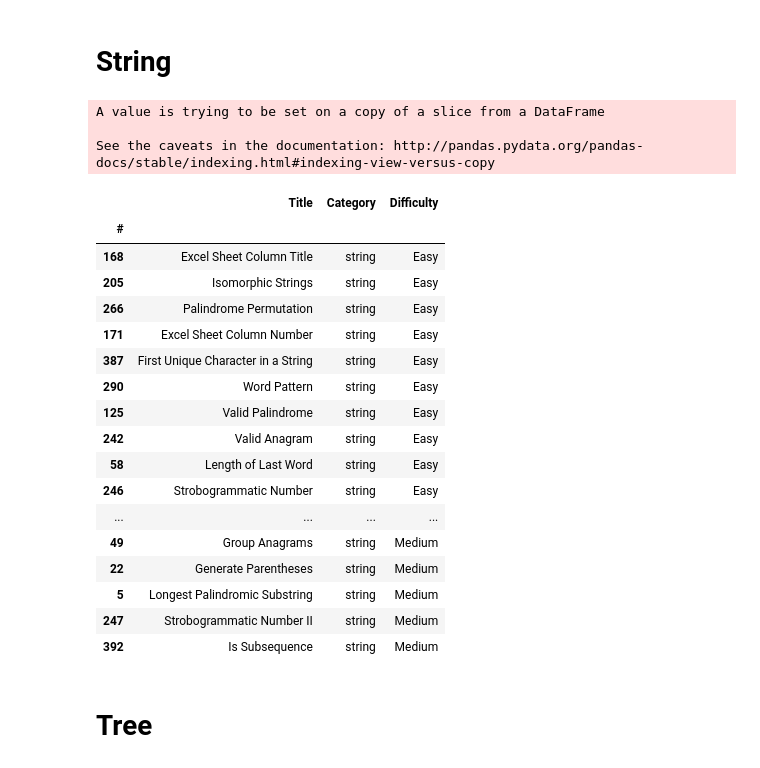
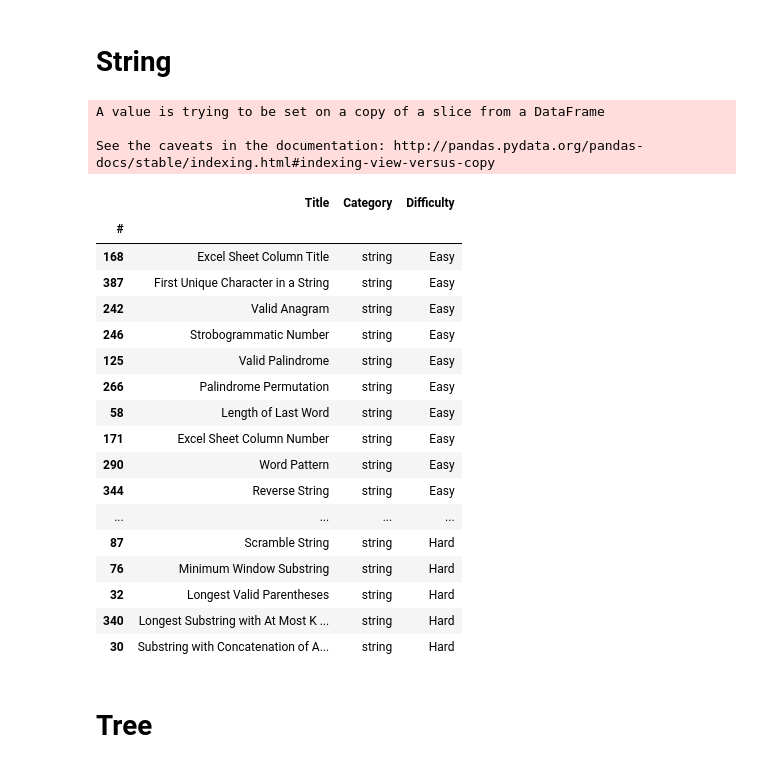
Before and after one commit to shanjiang1994/LeetCode_for_DataScience, a Jupyter notebook: LeetCode_for_Data_Science.ipynb, the cells around one changed output. Cells and saved outputs as stored; diff of their text form; code cells hidden in the pictures.

```diff
--- a/LeetCode_for_Data_Science.ipynb
+++ b/LeetCode_for_Data_Science.ipynb
@@ -266,6 +266,7 @@ leetcode_for_dic = retrun_dic_DataFrame(leetcode_for_DS)
 # Array
 # %%
 
-leetcode_for_dic['array'].sort_values(by = ['Difficulty'], inplace = True)
+leetcode_for_dic['array'].Difficulty = pd.Categorical(leetcode_for_dic['array'].Difficulty, categories=['Easy', 'Medium', 'Hard'])
+leetcode_for_dic['array'].sort_values(['Difficulty'], inplace = True)
 leetcode_for_dic['array']
 # %% [output]
@@ -293,31 +300,31 @@ See the caveats in the documentation: http://pandas.pydata.org/pandas-docs/stabl
 # %% [markdown]
 # String
 # %%
-
+leetcode_for_dic['string'].Difficulty = pd.Categorical(leetcode_for_dic['string'].Difficulty, categories=['Easy', 'Medium', 'Hard'])
 leetcode_for_dic['string'].sort_values(by = ['Difficulty'], inplace = True)
 leetcode_for_dic['string']
 # %% [output]
 A value is trying to be set on a copy of a slice from a DataFrame
 
 See the caveats in the documentation: http://pandas.pydata.org/pandas-docs/stable/indexing.html#indexing-view-versus-copy
 |  | Title | Category | Difficulty |
 | # |  |  |  |
 | 168 | Excel Sheet Column Title | string | Easy |
-| 205 | Isomorphic Strings | string | Easy |
+| 387 | First Unique Character in a String | string | Easy |
+| 242 | Valid Anagram | string | Easy |
+| 246 | Strobogrammatic Number | string | Easy |
+| 125 | Valid Palindrome | string | Easy |
 | 266 | Palindrome Permutation | string | Easy |
+| 58 | Length of Last Word | string | Easy |
 | 171 | Excel Sheet Column Number | string | Easy |
-| 387 | First Unique Character in a String | string | Easy |
 | 290 | Word Pattern | string | Easy |
-| 125 | Valid Palindrome | string | Easy |
-| 242 | Valid Anagram | string | Easy |
-| 58 | Length of Last Word | string | Easy |
-| 246 | Strobogrammatic Number | string | Easy |
+| 344 | Reverse String | string | Easy |
 | ... | ... | ... | ... |
-| 49 | Group Anagrams | string | Medium |
-| 22 | Generate Parentheses | string | Medium |
-| 5 | Longest Palindromic Substring | string | Medium |
-| 247 | Strobogrammatic Number II | string | Medium |
-| 392 | Is Subsequence | string | Medium |
+| 87 | Scramble String | string | Hard |
+| 76 | Minimum Window Substring | string | Hard |
+| 32 | Longest Valid Parentheses | string | Hard |
+| 340 | Longest Substring with At Most K ... | string | Hard |
+| 30 | Substring with Concatenation of A... | string | Hard |
 # %% [markdown]
 # Tree
 # %%
```
Also changed, not shown: parts of 14 cells of this notebook.
